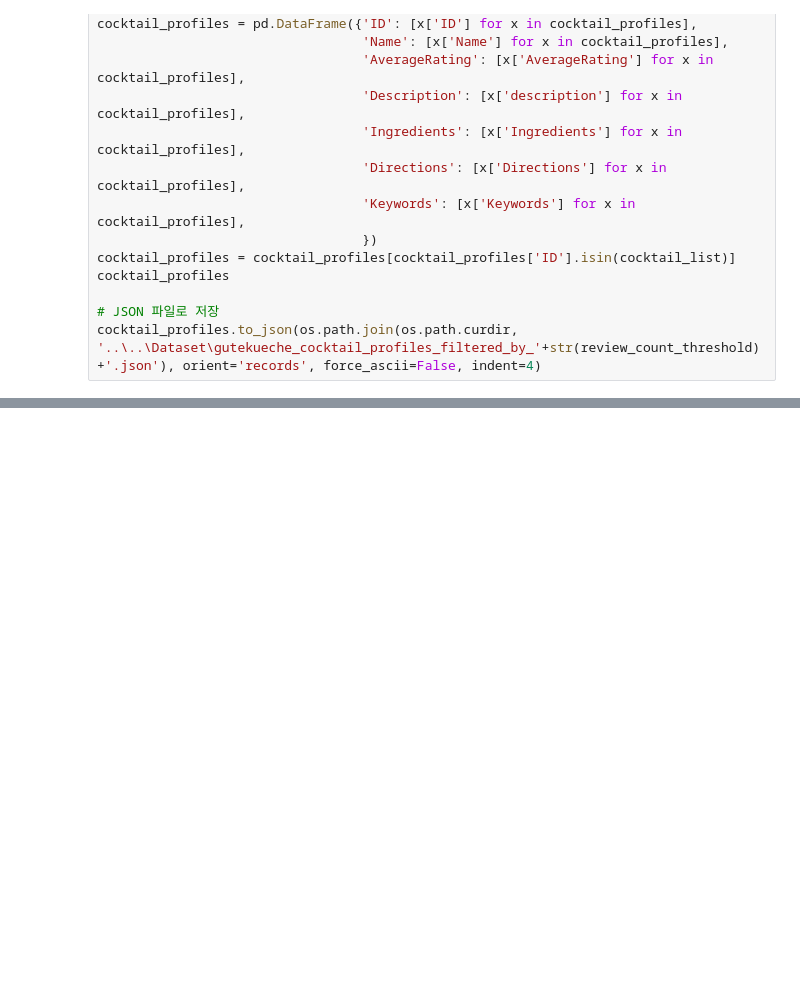
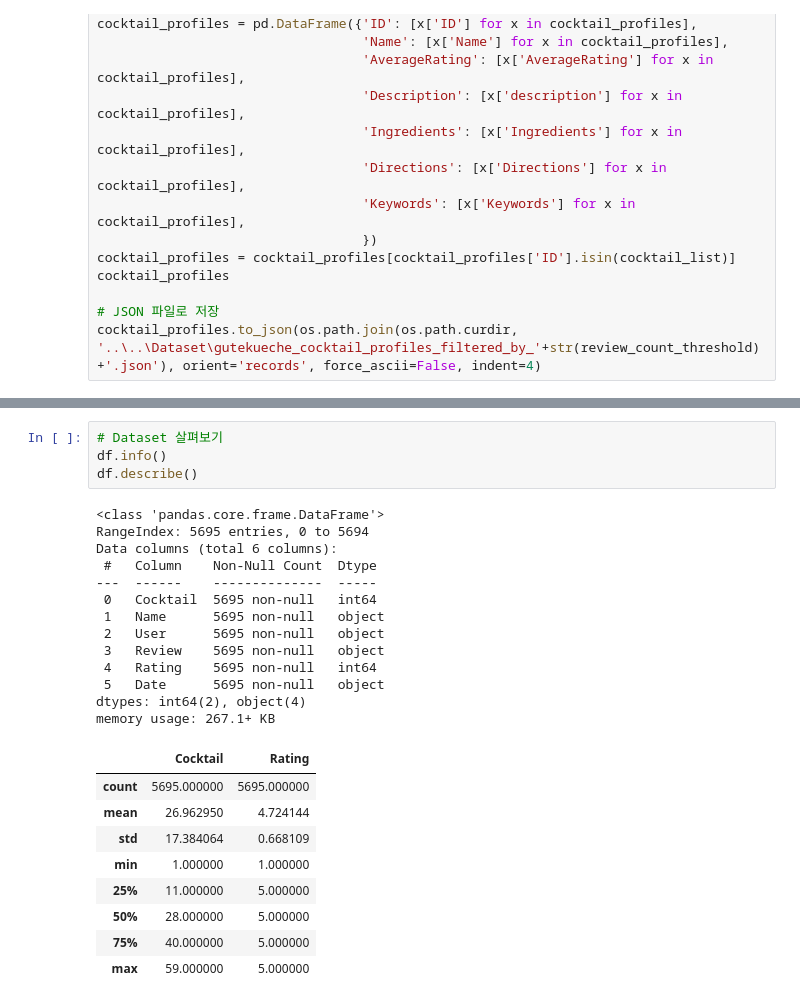
Before and after one commit to PRADA-1541/PRADA_AI, a Jupyter notebook: Codes/EDA/eda.ipynb, the cells around one changed output, grey strips where cells are left out. Cells and saved outputs as stored; diff of their text form; blank space fills up the shorter version.

```diff
--- a/Codes/EDA/eda.ipynb
+++ b/Codes/EDA/eda.ipynb
@@ -144,0 +172,27 @@ len(cocktail_list)
+# %%
+# Dataset 살펴보기
+df.info()
+df.describe()
+# %% [output]
+<class 'pandas.core.frame.DataFrame'>
+RangeIndex: 5695 entries, 0 to 5694
+Data columns (total 6 columns):
+ #   Column    Non-Null Count  Dtype
+---  ------    --------------  -----
+ 0   Cocktail  5695 non-null   int64
+ 1   Name      5695 non-null   object
+ 2   User      5695 non-null   object
+ 3   Review    5695 non-null   object
+ 4   Rating    5695 non-null   int64
+ 5   Date      5695 non-null   object
+dtypes: int64(2), object(4)
+memory usage: 267.1+ KB
+|  | Cocktail | Rating |
+| count | 5695.000000 | 5695.000000 |
+| mean | 26.962950 | 4.724144 |
+| std | 17.384064 | 0.668109 |
+| min | 1.000000 | 1.000000 |
+| 25% | 11.000000 | 5.000000 |
+| 50% | 28.000000 | 5.000000 |
+| 75% | 40.000000 | 5.000000 |
+| max | 59.000000 | 5.000000 |
```
Also changed, not shown: parts of 7 cells of this notebook, 17 other files.
